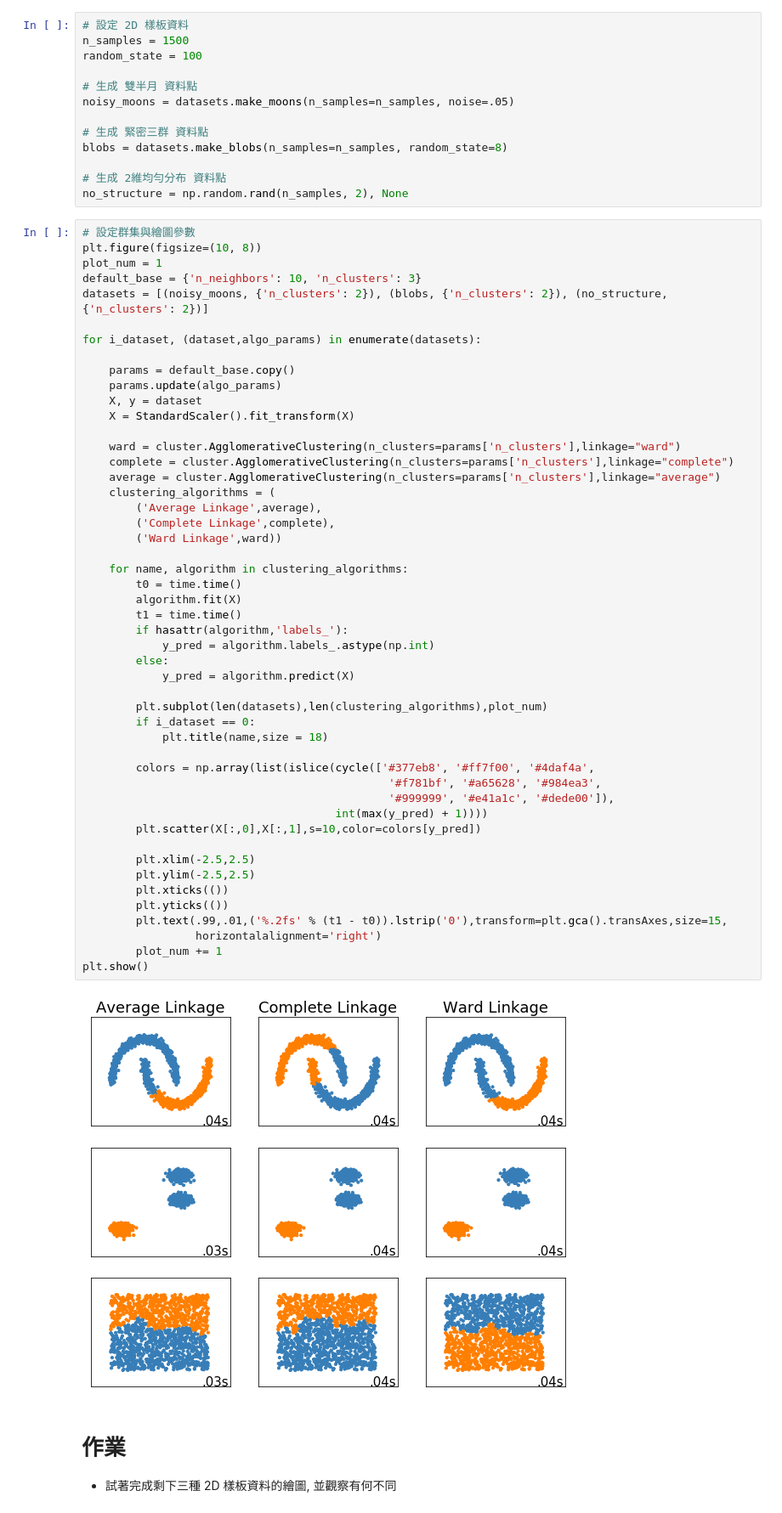
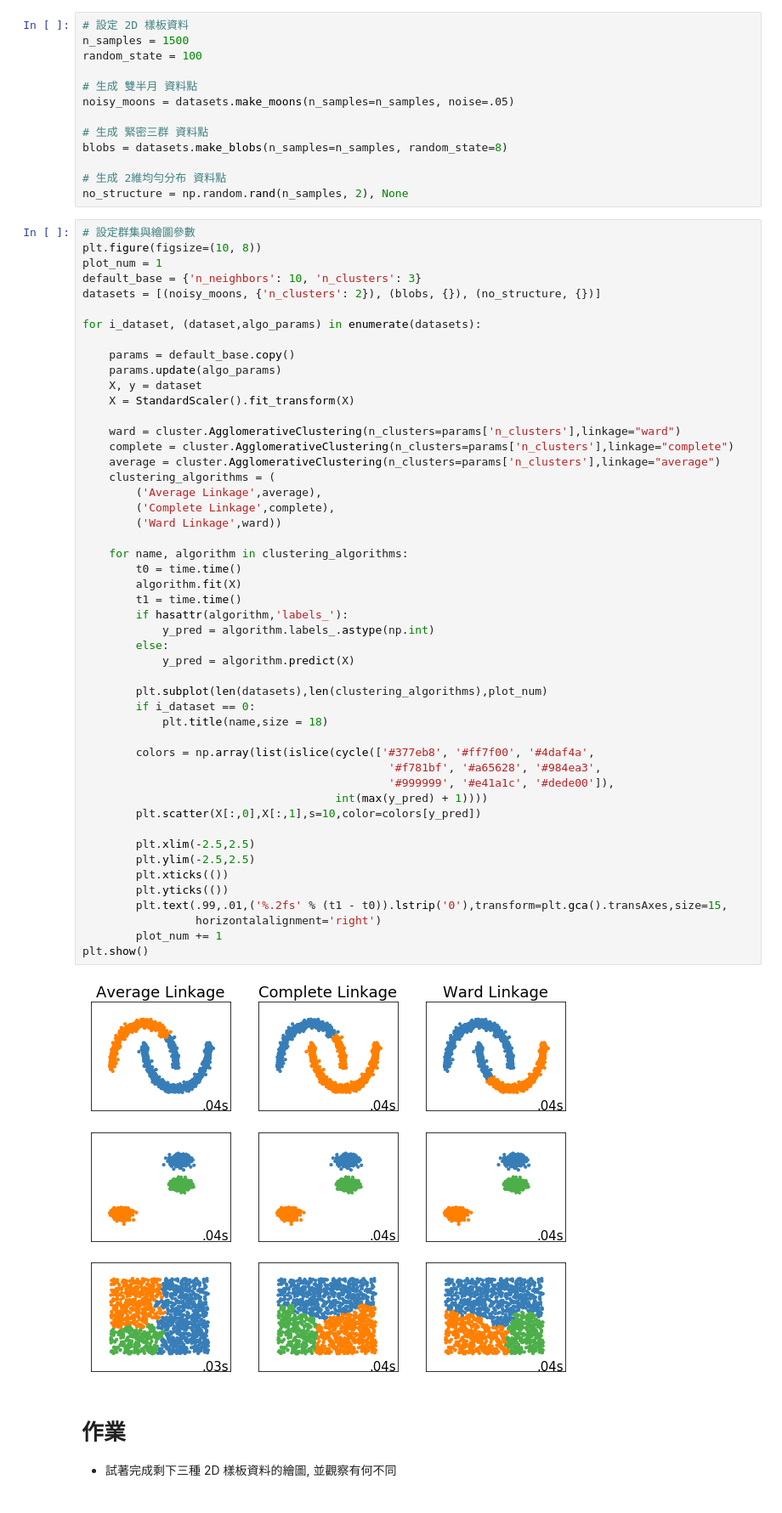
Before and after one commit to loe1616/Machine_operation, a Jupyter notebook: Day058/Day_058_hierarchical_clustering_HW.ipynb, the cells around one changed output. Shown: that part at 85% size. Cells and saved outputs as stored; diff of their text form.

```diff
--- a/Day058/Day_058_hierarchical_clustering_HW.ipynb
+++ b/Day058/Day_058_hierarchical_clustering_HW.ipynb
@@ -36,7 +36,7 @@ no_structure = np.random.rand(n_samples, 2), None
 plt.figure(figsize=(10, 8))
 plot_num = 1
 default_base = {'n_neighbors': 10, 'n_clusters': 3}
-datasets = [(noisy_moons, {'n_clusters': 2}), (blobs, {'n_clusters': 2}), (no_structure, {'n_clusters': 2})]
+datasets = [(noisy_moons, {'n_clusters': 2}), (blobs, {}), (no_structure, {})]
 
 for i_dataset, (dataset,algo_params) in enumerate(datasets):
 
@@ -54,34 +54,34 @@ for i_dataset, (dataset,algo_params) in enumerate(datasets):
         ('Ward Linkage',ward))
 
     for name, algorithm in clustering_algorithms:
         t0 = time.time()
         algorithm.fit(X)
         t1 = time.time()
         if hasattr(algorithm,'labels_'):
             y_pred = algorithm.labels_.astype(np.int)
         else:
             y_pred = algorithm.predict(X)
 
         plt.subplot(len(datasets),len(clustering_algorithms),plot_num)
         if i_dataset == 0:
             plt.title(name,size = 18)
 
         colors = np.array(list(islice(cycle(['#377eb8', '#ff7f00', '#4daf4a',
                                               '#f781bf', '#a65628', '#984ea3',
                                               '#999999', '#e41a1c', '#dede00']),
                                       int(max(y_pred) + 1))))
         plt.scatter(X[:,0],X[:,1],s=10,color=colors[y_pred])
 
         plt.xlim(-2.5,2.5)
         plt.ylim(-2.5,2.5)
         plt.xticks(())
         plt.yticks(())
         plt.text(.99,.01,('%.2fs' % (t1 - t0)).lstrip('0'),transform=plt.gca().transAxes,size=15,
                  horizontalalignment='right')
         plot_num += 1
 plt.show()
 # %% [output]
-[figure, old version]
+[figure, new version]
 # %% [markdown]
 # 作業
 * 試著完成剩下三種 2D 樣板資料的繪圖, 並觀察有何不同
```
